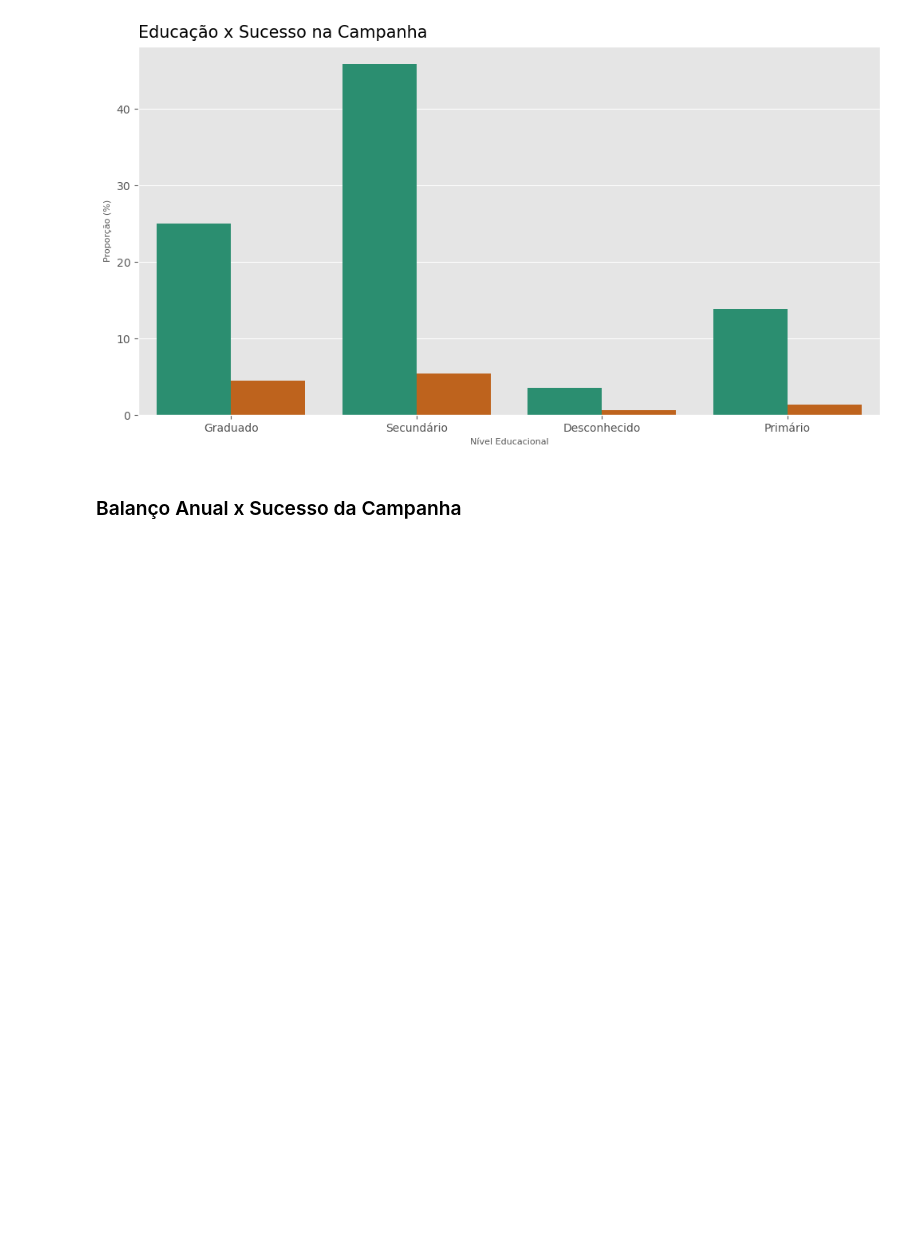
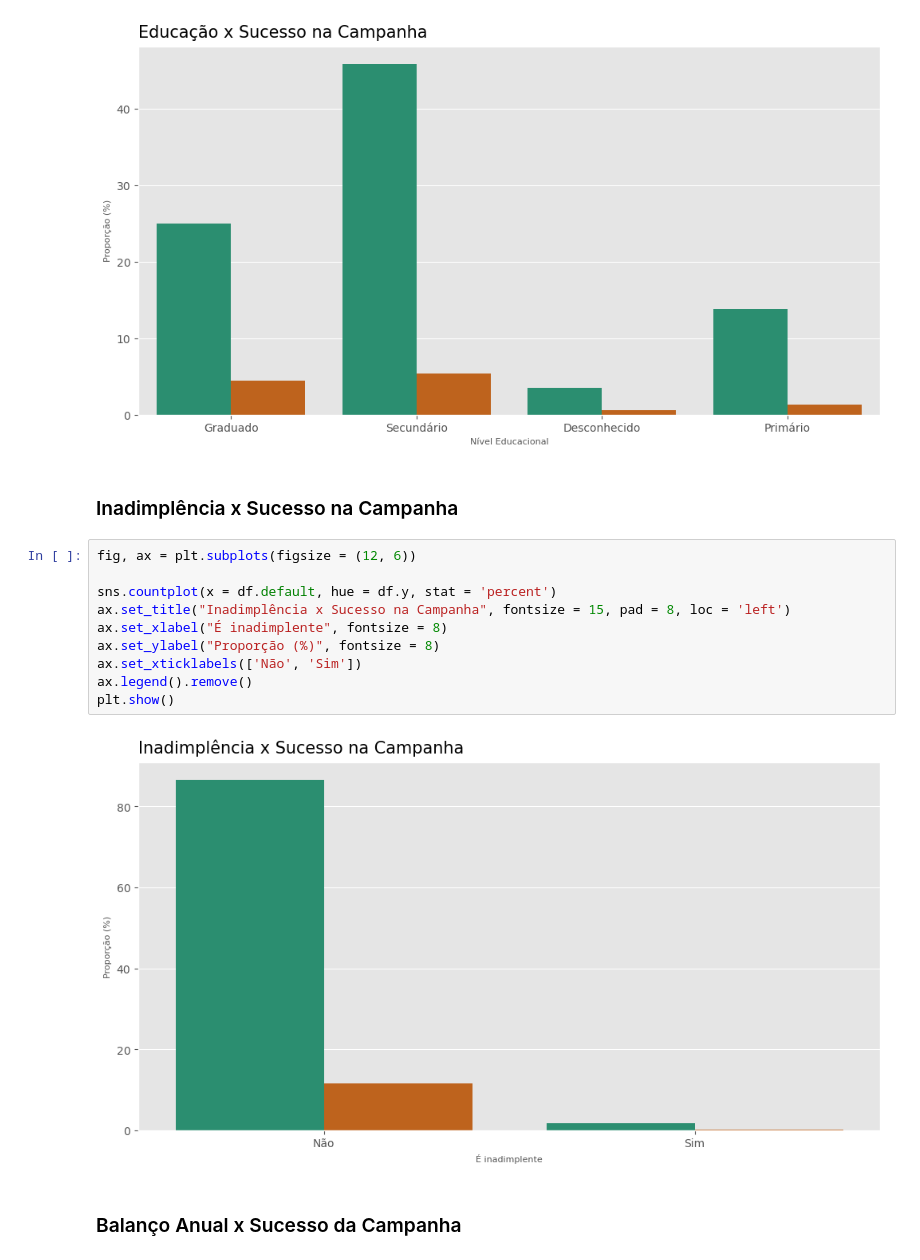
Before and after one commit to datalopes1/bank_marketing_success, a Jupyter notebook: notebooks/eda.ipynb, the cells around one changed output. Saved outputs shown, nothing was run; the diff lists cells and outputs as text; blank space fills up the shorter version.

```diff
--- a/notebooks/eda.ipynb
+++ b/notebooks/eda.ipynb
@@ -494,6 +495,20 @@ ax.legend().remove()
 plt.show()
 # %% [output]
 [figure]
+# %% [markdown]
+### Inadimplência x Sucesso na Campanha
+# %%
+fig, ax = plt.subplots(figsize = (12, 6))
+
+sns.countplot(x = df.default, hue = df.y, stat = 'percent')
+ax.set_title("Inadimplência x Sucesso na Campanha", fontsize = 15, pad = 8, loc = 'left')
+ax.set_xlabel("É inadimplente", fontsize = 8)
+ax.set_ylabel("Proporção (%)", fontsize = 8)
+ax.set_xticklabels(['Não', 'Sim'])
+ax.legend().remove()
+plt.show()
+# %% [output]
+[figure, added]
 # %% [markdown]
 ### Balanço Anual x Sucesso da Campanha
 # %%
```
Also changed, not shown: parts of 47 cells of this notebook.
